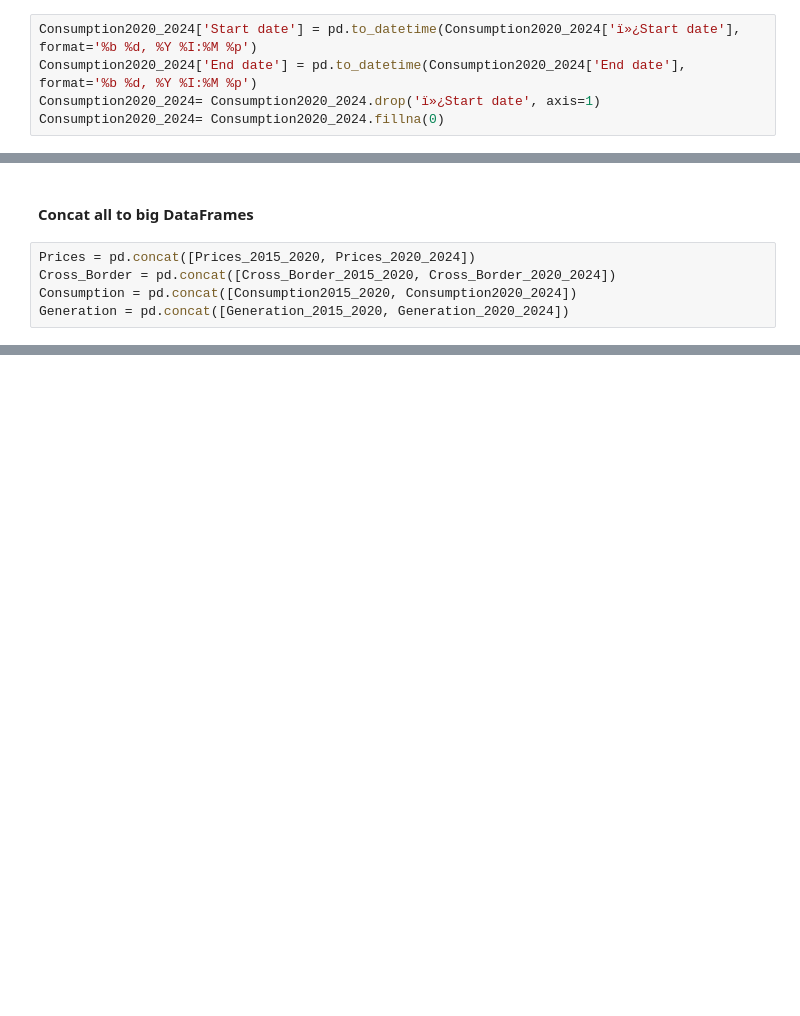
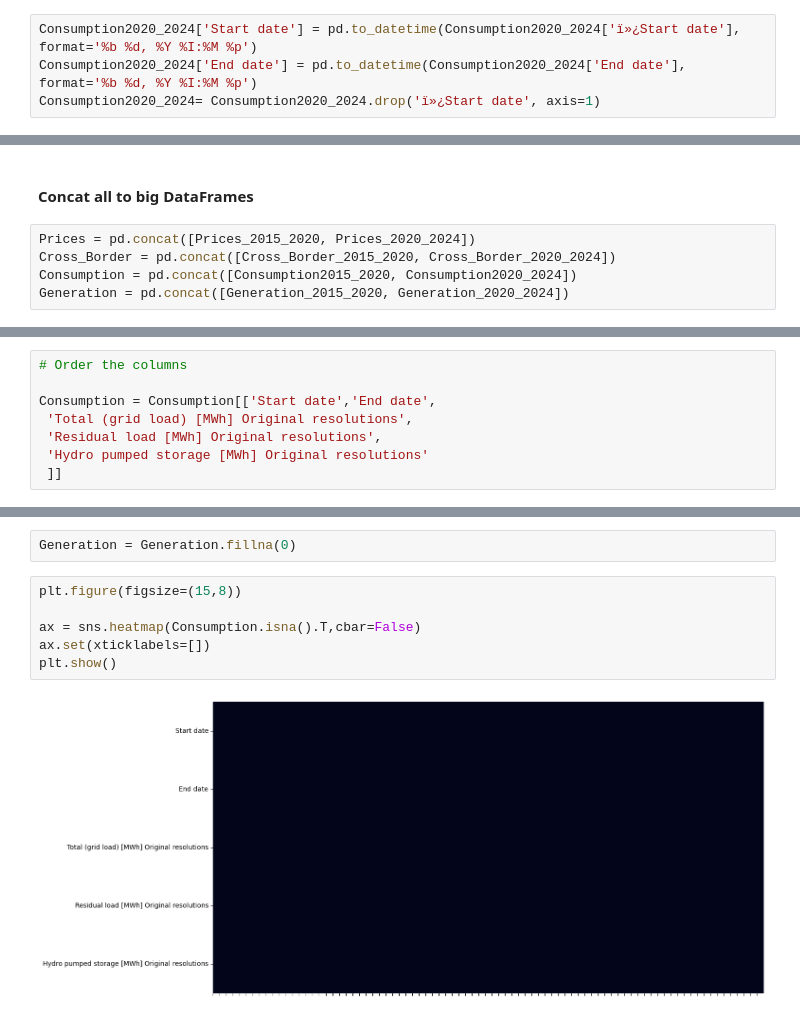
Before and after one commit to bennymiddel/Public, a Jupyter notebook: notebooks/01-data-loading-cleaning.ipynb, the cells around one changed output, grey strips where cells are left out. Drawn from its saved outputs; the diff is of its cells as text; blank space fills up the shorter version.

```diff
--- a/notebooks/01-data-loading-cleaning.ipynb
+++ b/notebooks/01-data-loading-cleaning.ipynb
@@ -67,7 +68,6 @@ Consumption2015_2020 = Consumption2015_2020[Consumption2015_2020['End date'] <=
 Consumption2020_2024['Start date'] = pd.to_datetime(Consumption2020_2024['ï»¿Start date'], format='%b %d, %Y %I:%M %p')
 Consumption2020_2024['End date'] = pd.to_datetime(Consumption2020_2024['End date'], format='%b %d, %Y %I:%M %p')
 Consumption2020_2024= Consumption2020_2024.drop('ï»¿Start date', axis=1)
-Consumption2020_2024= Consumption2020_2024.fillna(0)
 # %% [markdown]
 ### Cross_Boader_2020_2024
 # %%
@@ -107,0 +116,8 @@ Generation = pd.concat([Generation_2015_2020, Generation_2020_2024])
+# %%
+# Order the columns
+
+Consumption = Consumption[['Start date','End date',
+ 'Total (grid load) [MWh] Original resolutions',
+ 'Residual load [MWh] Original resolutions',
+ 'Hydro pumped storage [MWh] Original resolutions'
+ ]]
@@ -107,0 +173,10 @@ Generation = pd.concat([Generation_2015_2020, Generation_2020_2024])
+# %%
+Generation = Generation.fillna(0)
+# %%
+plt.figure(figsize=(15,8))
+
+ax = sns.heatmap(Consumption.isna().T,cbar=False)
+ax.set(xticklabels=[])
+plt.show()
+# %% [output]
+[figure, added]
```
Also changed, not shown: parts of 43 cells of this notebook.
